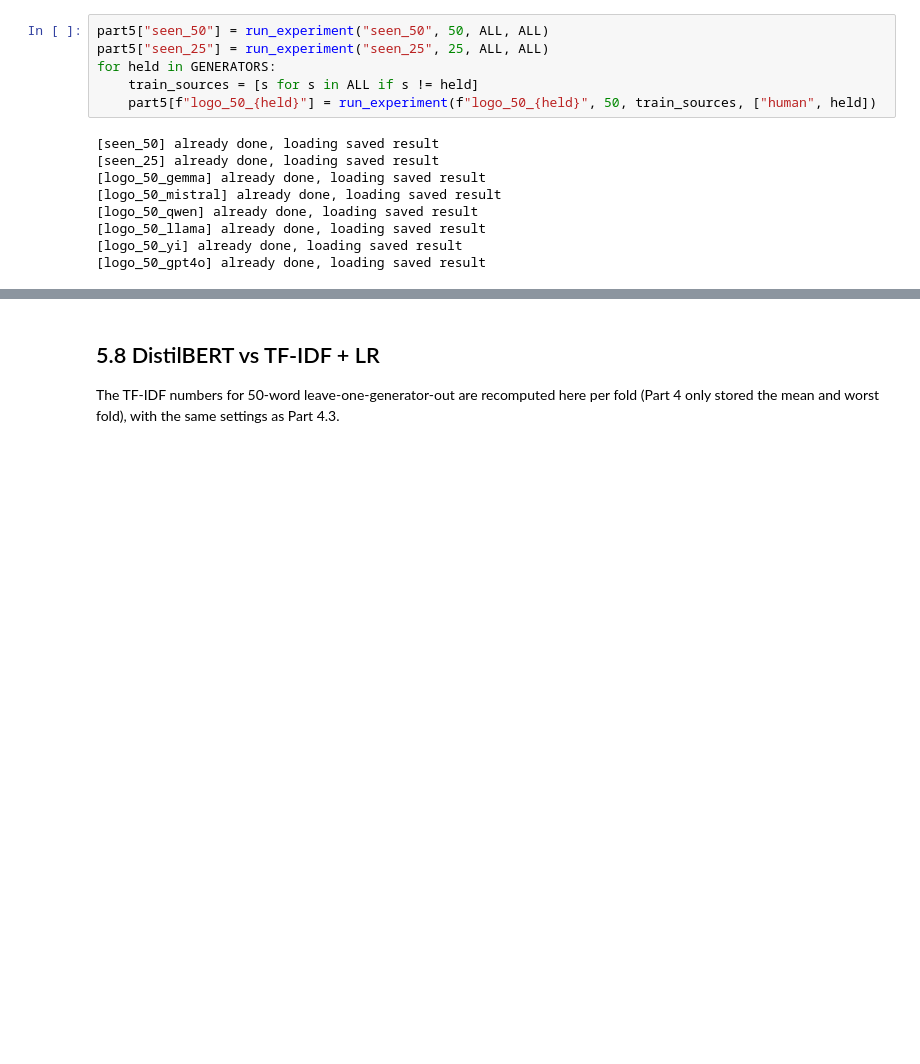
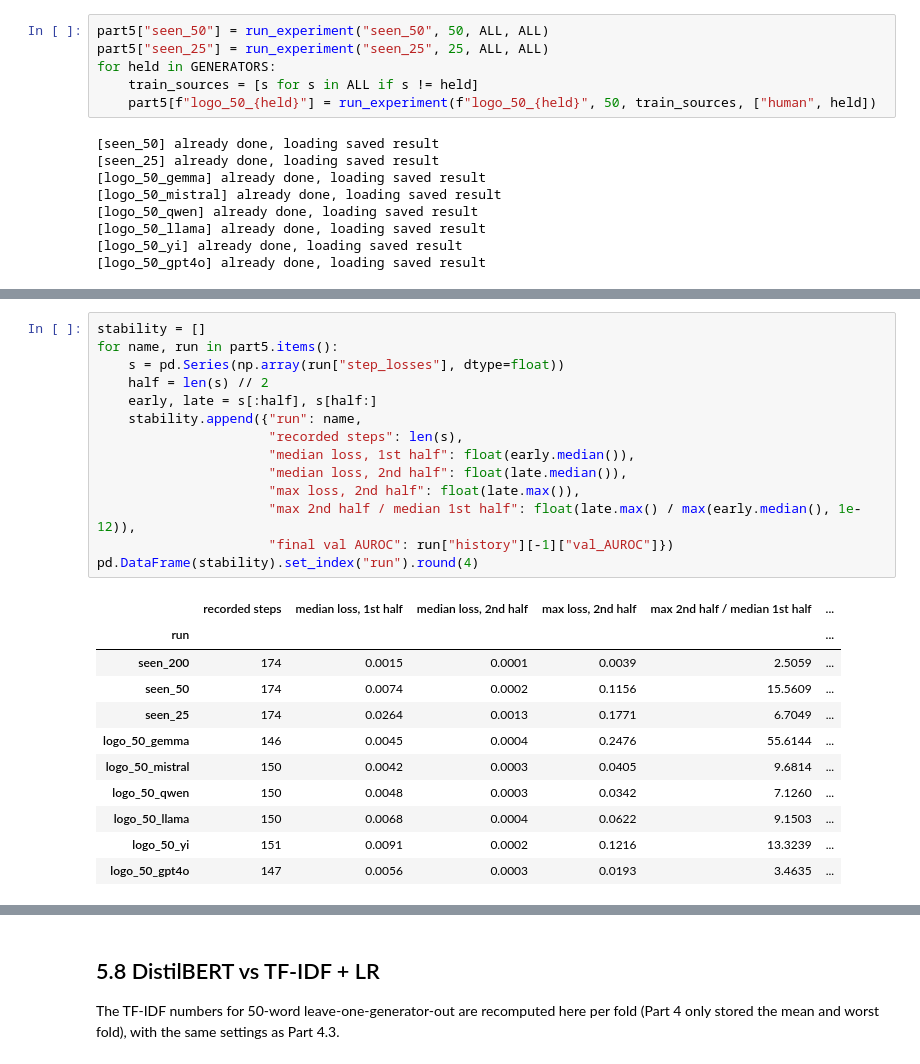
Before and after one commit to brucenguyen0302-code/ai-text-detection, a Jupyter notebook: main.ipynb, the cells around one changed output, grey strips where cells are left out. Cells and saved outputs as stored; diff of their text form; blank space fills up the shorter version.

```diff
--- a/main.ipynb
+++ b/main.ipynb
@@ -2163,0 +2331,26 @@ for held in GENERATORS:
+# %%
+stability = []
+for name, run in part5.items():
+    s = pd.Series(np.array(run["step_losses"], dtype=float))
+    half = len(s) // 2
+    early, late = s[:half], s[half:]
+    stability.append({"run": name,
+                      "recorded steps": len(s),
+                      "median loss, 1st half": float(early.median()),
+                      "median loss, 2nd half": float(late.median()),
+                      "max loss, 2nd half": float(late.max()),
+                      "max 2nd half / median 1st half": float(late.max() / max(early.median(), 1e-12)),
+                      "final val AUROC": run["history"][-1]["val_AUROC"]})
+pd.DataFrame(stability).set_index("run").round(4)
+# %% [output]
+|  | recorded steps | median loss, 1st half | median loss, 2nd half | max loss, 2nd half | max 2nd half / median 1st half | ... |
+| run |  |  |  |  |  | ... |
+| seen_200 | 174 | 0.0015 | 0.0001 | 0.0039 | 2.5059 | ... |
+| seen_50 | 174 | 0.0074 | 0.0002 | 0.1156 | 15.5609 | ... |
+| seen_25 | 174 | 0.0264 | 0.0013 | 0.1771 | 6.7049 | ... |
+| logo_50_gemma | 146 | 0.0045 | 0.0004 | 0.2476 | 55.6144 | ... |
+| logo_50_mistral | 150 | 0.0042 | 0.0003 | 0.0405 | 9.6814 | ... |
+| logo_50_qwen | 150 | 0.0048 | 0.0003 | 0.0342 | 7.1260 | ... |
+| logo_50_llama | 150 | 0.0068 | 0.0004 | 0.0622 | 9.1503 | ... |
+| logo_50_yi | 151 | 0.0091 | 0.0002 | 0.1216 | 13.3239 | ... |
+| logo_50_gpt4o | 147 | 0.0056 | 0.0003 | 0.0193 | 3.4635 | ... |
```
Also changed, not shown: parts of 46 cells of this notebook.
